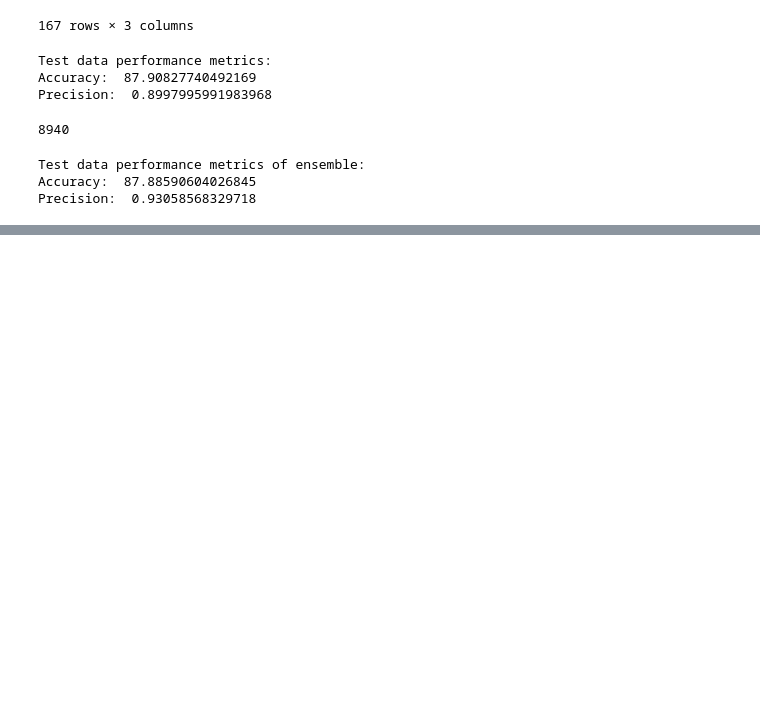
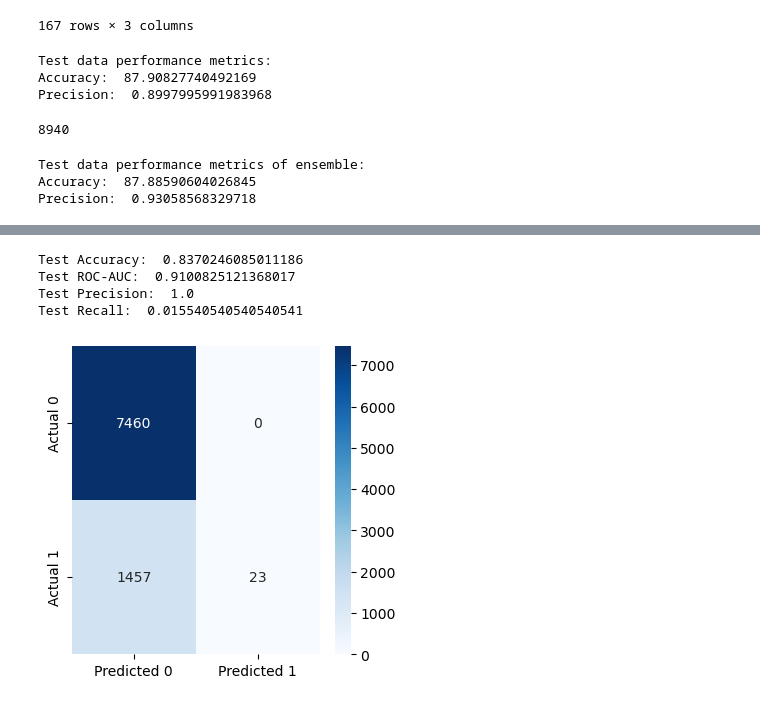
Before and after one commit to ElijahNascar/Movie-Classification-Models, a Jupyter notebook: Krish's_Fan_Club_Project_Code.ipynb, the cells around one changed output, grey strips where cells are left out. Drawn from its saved outputs; the diff is of its cells as text; code cells hidden in the pictures; blank space fills up the shorter version.

```diff
--- a/Krish's_Fan_Club_Project_Code.ipynb
+++ b/Krish's_Fan_Club_Project_Code.ipynb
@@ -1597,0 +1650,32 @@ Precision:  0.93058568329718
+# %%
+lrse_threshold = 0.958021
+y_pred_prob = lrse_model.predict_proba(X_test)[:,1]
+
+# Classifying observations in the positive class (y = 1) if the predicted probability is greater
+# than the desired decision threshold probability
+y_pred = y_pred_prob > lrse_threshold
+y_pred = y_pred.astype(int)
+
+#Computing the accuracy
+print("Test Accuracy: ",accuracy_score(y_pred, y_test))
+
+#Computing the ROC-AUC
+fpr, tpr, auc_thresholds = roc_curve(y_test, y_pred_prob)
+print("Test ROC-AUC: ",auc(fpr, tpr))# AUC of ROC
+
+#Computing the precision and recall
+print("Test Precision: ", precision_score(y_test, y_pred))
+print("Test Recall: ", recall_score(y_test, y_pred))
+
+#Confusion matrix
+cm = pd.DataFrame(confusion_matrix(y_test, y_pred),
+                  columns=['Predicted 0', 'Predicted 1'], index = ['Actual 0', 'Actual 1'])
+
+fig, ax = plt.subplots(figsize=(4,4))
+sns.heatmap(ax=ax, data=cm, annot=True, cmap='Blues', fmt='g');
+# %% [output]
+Test Accuracy:  0.8370246085011186
+Test ROC-AUC:  0.9100825121368017
+Test Precision:  1.0
+Test Recall:  0.015540540540540541
+[figure, added]
```
Also changed, not shown: parts of 35 cells of this notebook, 31 other files.
